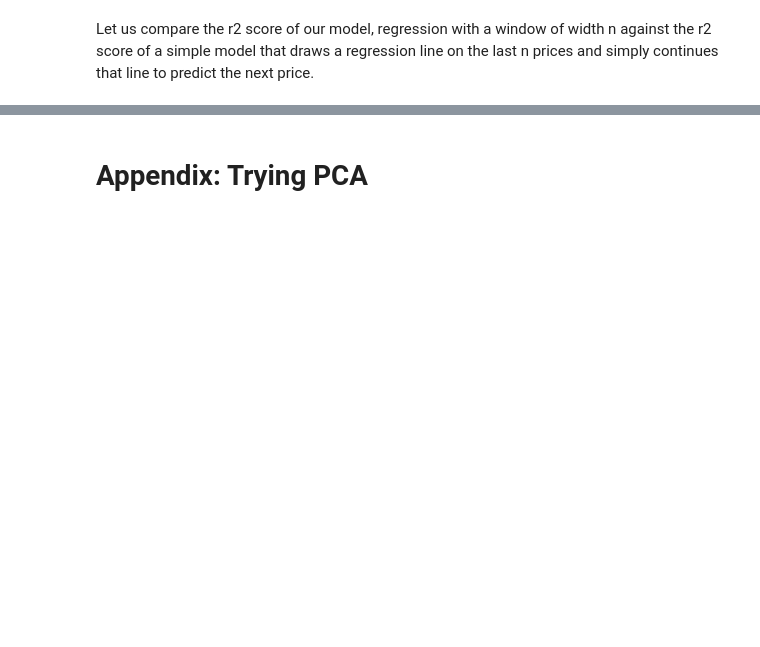
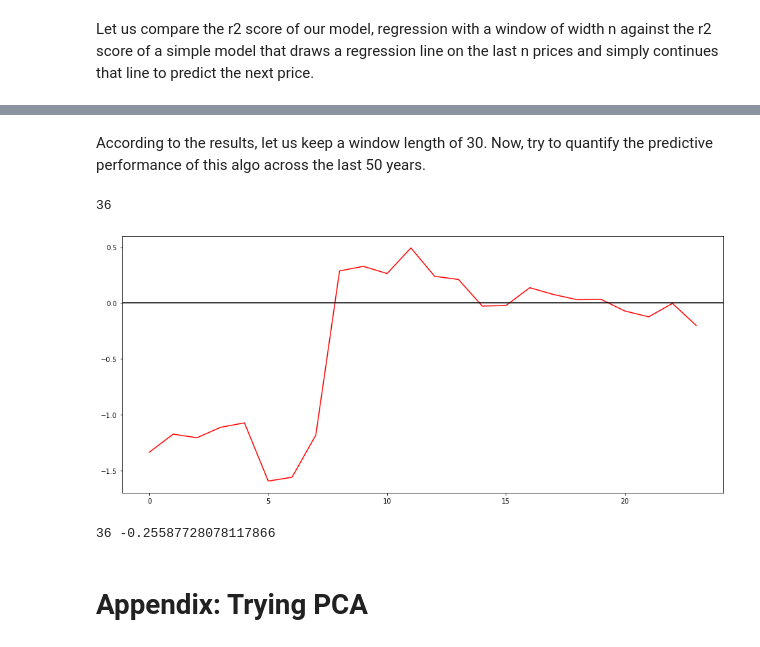
Before and after one commit to RoucherA/GrandCruClassifier, a Jupyter notebook: regression.ipynb, the cells around one changed output, grey strips where cells are left out. Drawn from its saved outputs; the diff is of its cells as text; code cells hidden in the pictures; blank space fills up the shorter version.

Commit message:
Add predictive models

```diff
--- a/regression.ipynb
+++ b/regression.ipynb
@@ -345,3 +361,25 @@ Maximal score:  0.17596739820613772
+# %% [markdown]
+According to the results, let us keep a window length of 30.
+Now, try to quantify the predictive performance of this algo across the last 50 years.
+# %%
+window_length=30
+
+predictions = np.exp(reg_predict(X,y, window_length))
+actual_prices = np.exp(y.loc[1980:2015,'Log Price']).values
+print(len(predictions))
+r2_scores=[]
+for i in range(24):
+    r2_scores.append(r2_score(actual_prices[i:(i+10)],predictions[i:(i+10)]))
+
+plt.figure(figsize=(16,7))
+sns.lineplot(x=range(24), y=r2_scores, color='red').axhline(0., color='black')
+plt.show()
+
+print(len(predictions), r2_score(actual_prices, predictions))
+# %% [output]
+36
+[figure, added]
+36 -0.25587728078117866
 # %% [markdown]
 # Appendix: Trying PCA
 # %%
```
Also changed, not shown: parts of 8 cells of this notebook.
